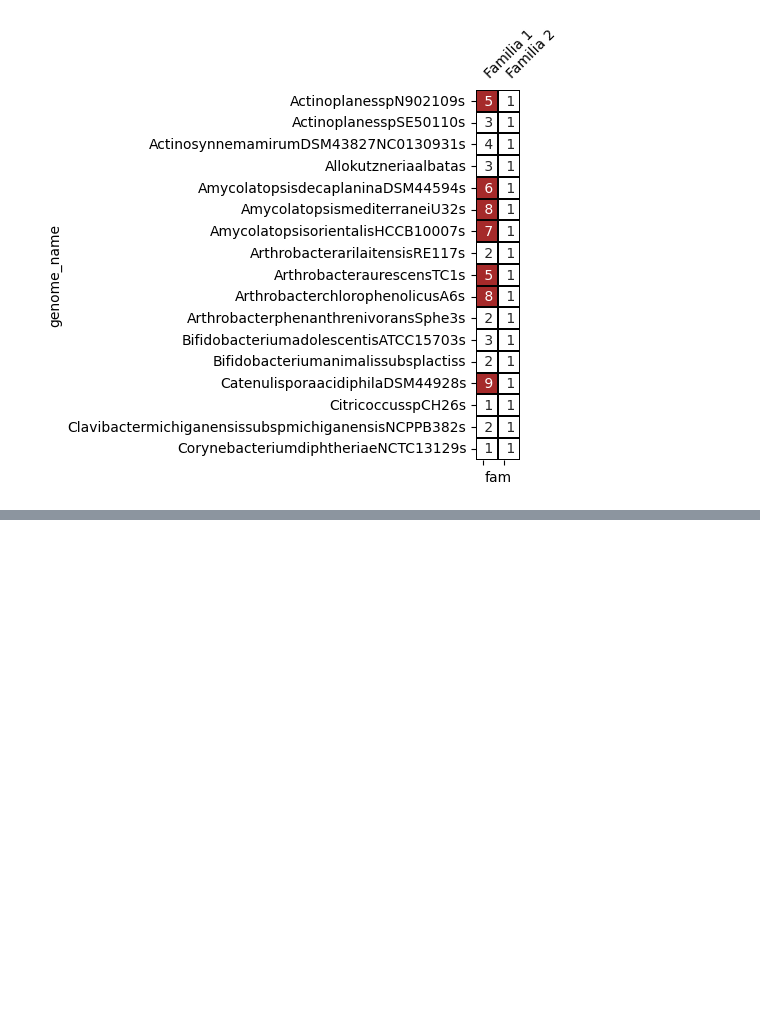
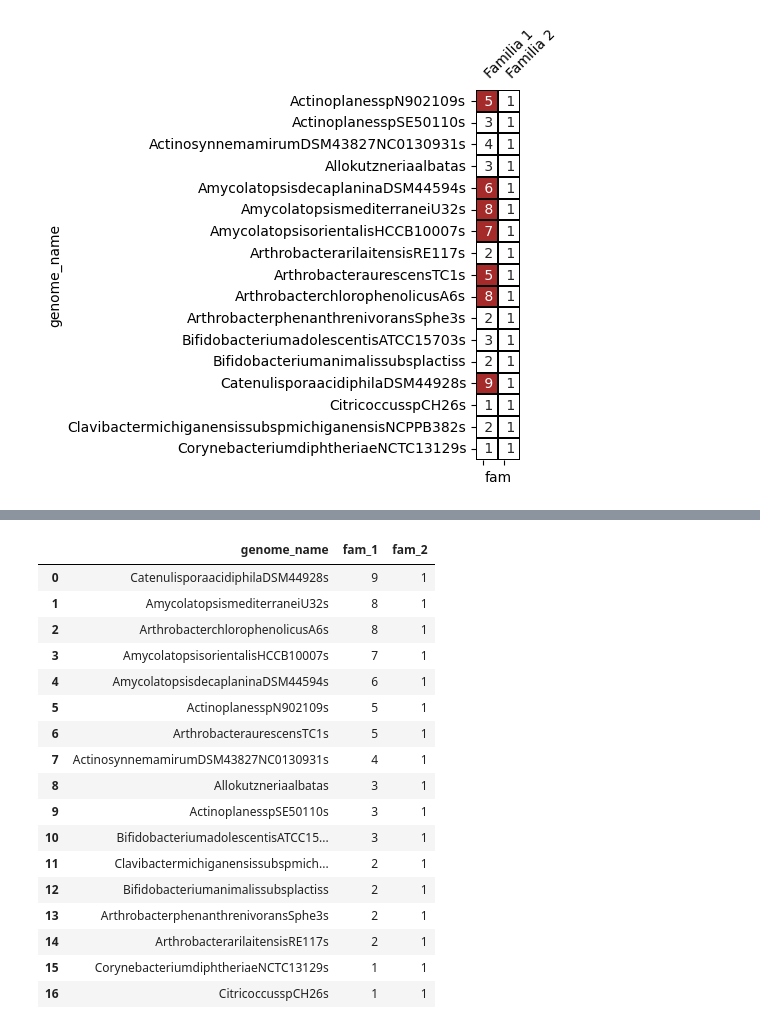
Before and after one commit to CsarMijangos/CsarPos, a Jupyter notebook: Jupyter_notebooks/Versión2.ipynb, the cells around one changed output, grey strips where cells are left out. Drawn from its saved outputs; the diff is of its cells as text; code cells hidden in the pictures; blank space fills up the shorter version.

```diff
--- a/Jupyter_notebooks/Versión2.ipynb
+++ b/Jupyter_notebooks/Versión2.ipynb
@@ -324,3 +351,23 @@ plt.xticks(
   <matplotlib.axis.XTick at 0x...>],
  [Text(0.3, 1, 'Familia 1'), Text(1.3, 1, 'Familia 2')])
 [figure]
+# %%
+s = DF_gene_copies.style
+#cell_hover = {  # for row hover use <tr> instead of <td>
+#    'selector': 'td:hover',
+#    'props': [('background-color', '#ffffb3')]
+#}
+#cols_names = {
+#    'selector': '.col_heading',
+#    'props': 'text-align: center; font-weight: bold;'
+#}
+#headers = {
+#    'selector': 'th:not(.index_name)',
+#    'props': 'background-color: #000066; color: white;'
+#}
+#s.set_table_styles([cell_hover, cols_names])
+# %%
+#DF_gene_copies[DF_gene_copies["fam_1"]>=DF_gene_copies["fam_1"].mean()]
+TF_fam_1=['true' if (x> DF_gene_copies["fam_1"].mean()) else 'false' for x in DF_gene_copies["fam_1"] ]
+TF_fam_2=['true' if (x> DF_gene_copies["fam_2"].mean()) else 'false' for x in DF_gene_copies["fam_2"] ]
+TF_gen_name = ['false'for i in range(0,17)]
@@ -326,0 +394,11 @@ plt.xticks(
+# %%
+
+s.set_table_styles([  # create internal CSS classes
+    {'selector': '.true', 'props': 'background-color: brown;'},
+    {'selector': '.false', 'props': 'background-color: white;'}
+], overwrite=False)
+cell_color = pd.DataFrame({"genome_name": TF_gen_name, "fam_1": TF_fam_1, "fam_2": TF_fam_2},
+                          index=DF_gene_copies.index
+                          )
+#cell_color
+s.set_td_classes(cell_color).hide(axis="index")
@@ -326,0 +424,33 @@ plt.xticks(
+# %%
+Border =['border-black' for x in DF_gene_copies.index]
+
+#Bor_fam_2=['border-black' for x in DF_gene_copies["fam_2"] ]
+#Bor_gen_name = ['border-black' for i in range(0,17)]
+# %%
+s.set_table_styles([  # create internal CSS classes
+    {'selector': '.border-black', 'props': 'border: 2px solid;'},
+    #{'selector': '.border-green', 'props': 'border: 2px dashed green;'},
+], overwrite=False)
+cell_border = pd.DataFrame({"genome_name":Border, "fam_1": Border, "fam_2":Border },
+                          index=DF_gene_copies.index
+                          )
+s.set_td_classes(cell_border+cell_color)
+# %% [output]
+|  | genome_name | fam_1 | fam_2 |
+| 0 | CatenulisporaacidiphilaDSM44928s | 9 | 1 |
+| 1 | AmycolatopsismediterraneiU32s | 8 | 1 |
+| 2 | ArthrobacterchlorophenolicusA6s | 8 | 1 |
+| 3 | AmycolatopsisorientalisHCCB10007s | 7 | 1 |
+| 4 | AmycolatopsisdecaplaninaDSM44594s | 6 | 1 |
+| 5 | ActinoplanesspN902109s | 5 | 1 |
+| 6 | ArthrobacteraurescensTC1s | 5 | 1 |
+| 7 | ActinosynnemamirumDSM43827NC0130931s | 4 | 1 |
+| 8 | Allokutzneriaalbatas | 3 | 1 |
+| 9 | ActinoplanesspSE50110s | 3 | 1 |
+| 10 | BifidobacteriumadolescentisATCC15... | 3 | 1 |
+| 11 | Clavibactermichiganensissubspmich... | 2 | 1 |
+| 12 | Bifidobacteriumanimalissubsplactiss | 2 | 1 |
+| 13 | ArthrobacterphenanthrenivoransSphe3s | 2 | 1 |
+| 14 | ArthrobacterarilaitensisRE117s | 2 | 1 |
+| 15 | CorynebacteriumdiphtheriaeNCTC13129s | 1 | 1 |
+| 16 | CitricoccusspCH26s | 1 | 1 |
```
Also changed, not shown: parts of 17 cells of this notebook.
